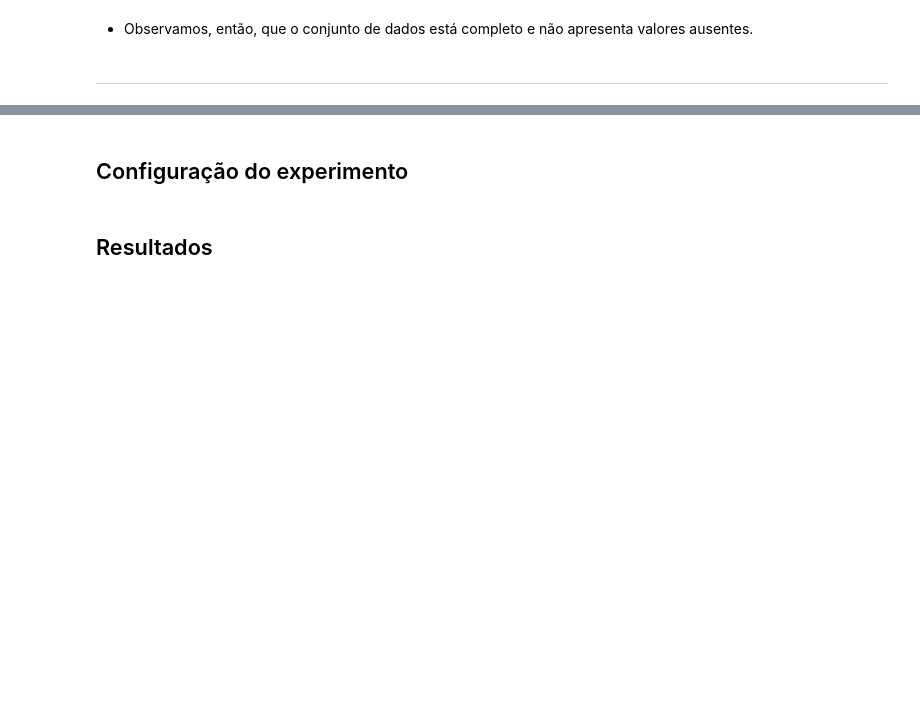
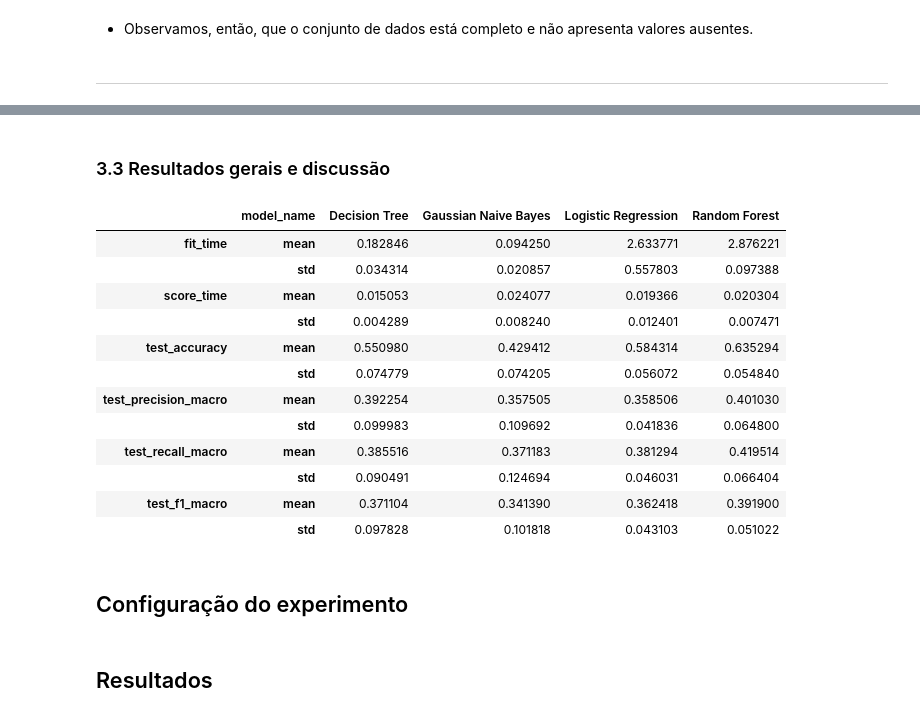
Before and after one commit to atlantico-academy/equipe7-2014.2, a Jupyter notebook: notebooks/02-comparative_analysis.ipynb.ipynb, the cells around one changed output, grey strips where cells are left out. Cells and saved outputs as stored; diff of their text form; code cells hidden in the pictures; blank space fills up the shorter version.

```diff
--- a/notebooks/02-comparative_analysis.ipynb.ipynb
+++ b/notebooks/02-comparative_analysis.ipynb.ipynb
@@ -196,0 +196,6 @@ model = LogisticRegression()
+# %%
+X = laranjas.drop('Quality (1-5)', axis=1)
+# 'X' contém todas as colunas do dataset, exceto a coluna alvo 'Quality (1-5)'
+
+y = laranjas['Quality (1-5)']
+# 'y' contém apenas a coluna alvo 'Quality (1-5)', que é a variável que queremos prever
@@ -197,3 +477,34 @@ model = LogisticRegression()
+# %%
+def highlight_best(s, props=''):
+    if s.name[1] != 'std':
+        if s.name[0].endswith('time'):
+            return np.where(s == np.nanmin(s.values), props, '')
+        return np.where(s == np.nanmax(s.values), props, '')
+
+display(Markdown("### 3.3 Resultados gerais e discussão"))
+(
+    results
+    .groupby('model_name')
+    .agg(['mean', 'std']).T
+    .style
+    .apply(highlight_best, props='color:white;background-color:gray;font-weight: bold;', axis=1)
+    .set_table_styles([{'selector': 'td', 'props': 'text-align: center;'}])
+)
+# %% [output]
+### 3.3 Resultados gerais e discussão
+|  | model_name | Decision Tree | Gaussian Naive Bayes | Logistic Regression | Random Forest |
+| fit_time | mean | 0.182846 | 0.094250 | 2.633771 | 2.876221 |
+|  | std | 0.034314 | 0.020857 | 0.557803 | 0.097388 |
+| score_time | mean | 0.015053 | 0.024077 | 0.019366 | 0.020304 |
+|  | std | 0.004289 | 0.008240 | 0.012401 | 0.007471 |
+| test_accuracy | mean | 0.550980 | 0.429412 | 0.584314 | 0.635294 |
+|  | std | 0.074779 | 0.074205 | 0.056072 | 0.054840 |
+| test_precision_macro | mean | 0.392254 | 0.357505 | 0.358506 | 0.401030 |
+|  | std | 0.099983 | 0.109692 | 0.041836 | 0.064800 |
+| test_recall_macro | mean | 0.385516 | 0.371183 | 0.381294 | 0.419514 |
+|  | std | 0.090491 | 0.124694 | 0.046031 | 0.066404 |
+| test_f1_macro | mean | 0.371104 | 0.341390 | 0.362418 | 0.391900 |
+|  | std | 0.097828 | 0.101818 | 0.043103 | 0.051022 |
 # %% [markdown]
 ## Configuração do experimento
 # %% [markdown]
```
Also changed, not shown: parts of 44 cells of this notebook, 3 other files.
